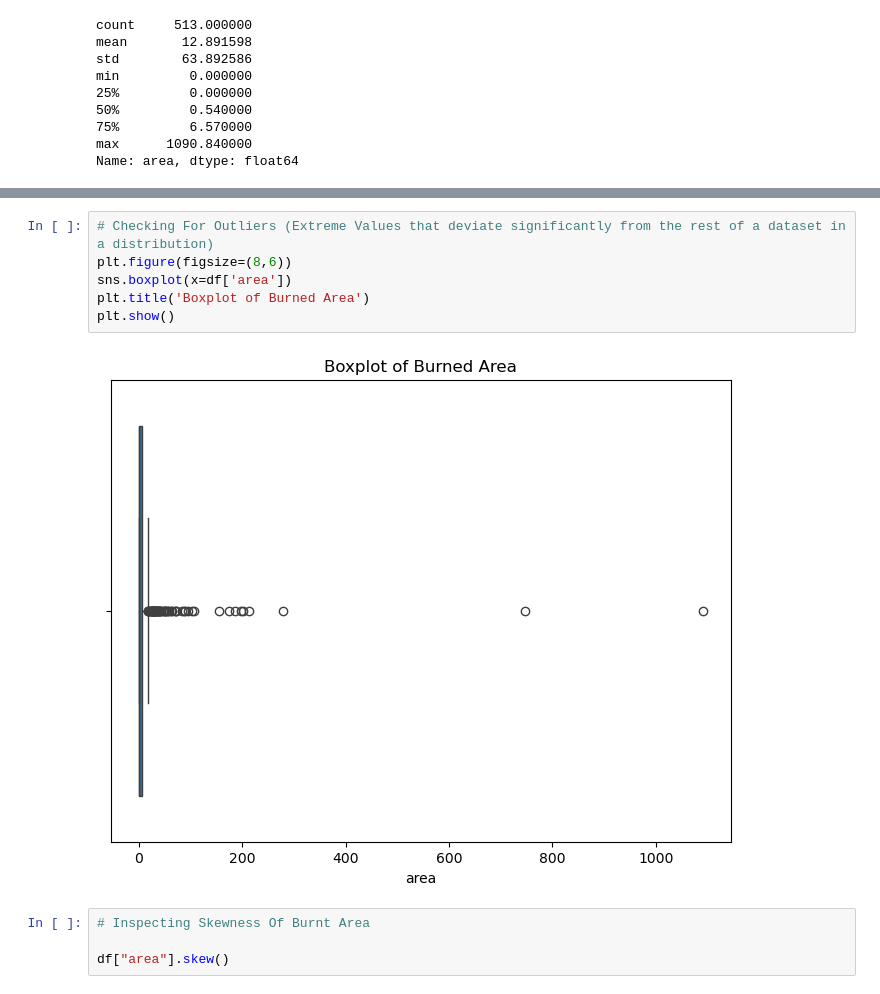
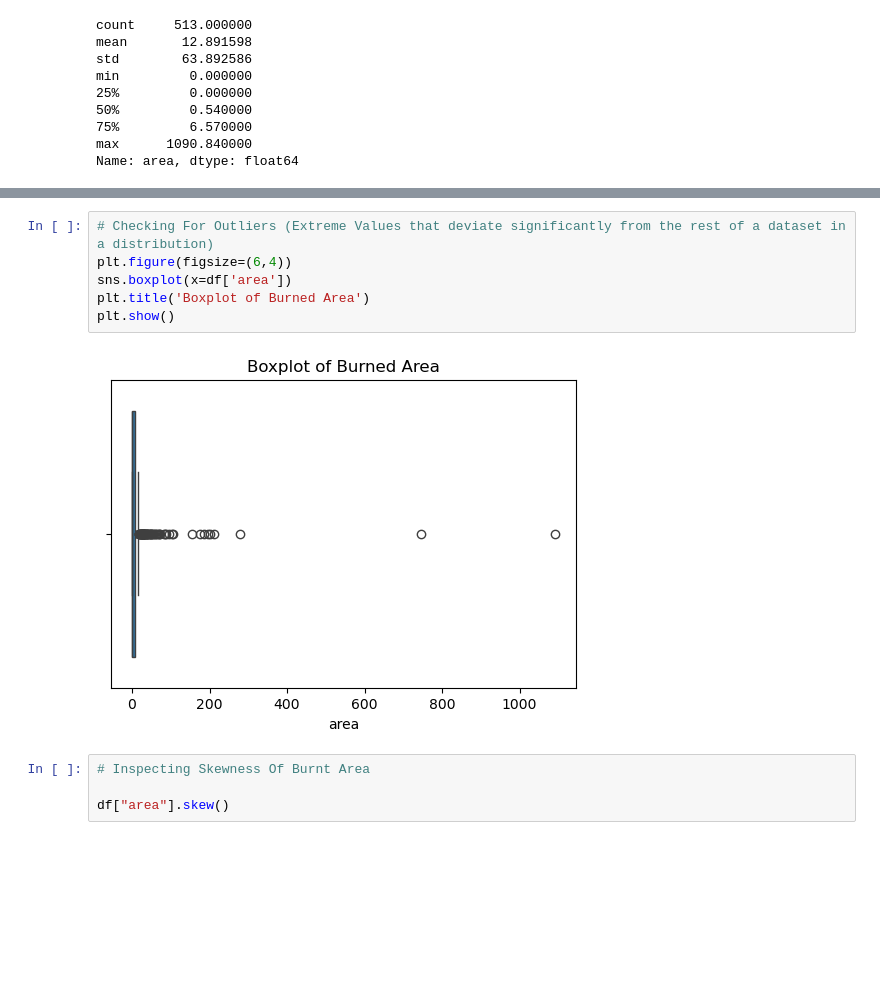
Before and after one commit to Oluwatosin-Simeon/wildfire-risk-analysis, a Jupyter notebook: wildfire-risk-analysis/notebook/wildfire-analysis2 .ipynb, the cells around one changed output, grey strips where cells are left out. Saved outputs shown, nothing was run; the diff lists cells and outputs as text; blank space fills up the shorter version.

```diff
--- a/wildfire-risk-analysis/notebook/wildfire-analysis2 .ipynb
+++ b/wildfire-risk-analysis/notebook/wildfire-analysis2 .ipynb
@@ -218,11 +233,11 @@ plt.show()
 # %%
 # Checking For Outliers (Extreme Values that deviate significantly from the rest of a dataset in a distribution)
-plt.figure(figsize=(8,6))
+plt.figure(figsize=(6,4))
 sns.boxplot(x=df['area'])
 plt.title('Boxplot of Burned Area')
 plt.show()
 # %% [output]
-[figure, old version]
+[figure, new version]
 # %%
 # Inspecting Skewness Of Burnt Area
 
```
Also changed, not shown: parts of 68 cells of this notebook, 2 other files.
